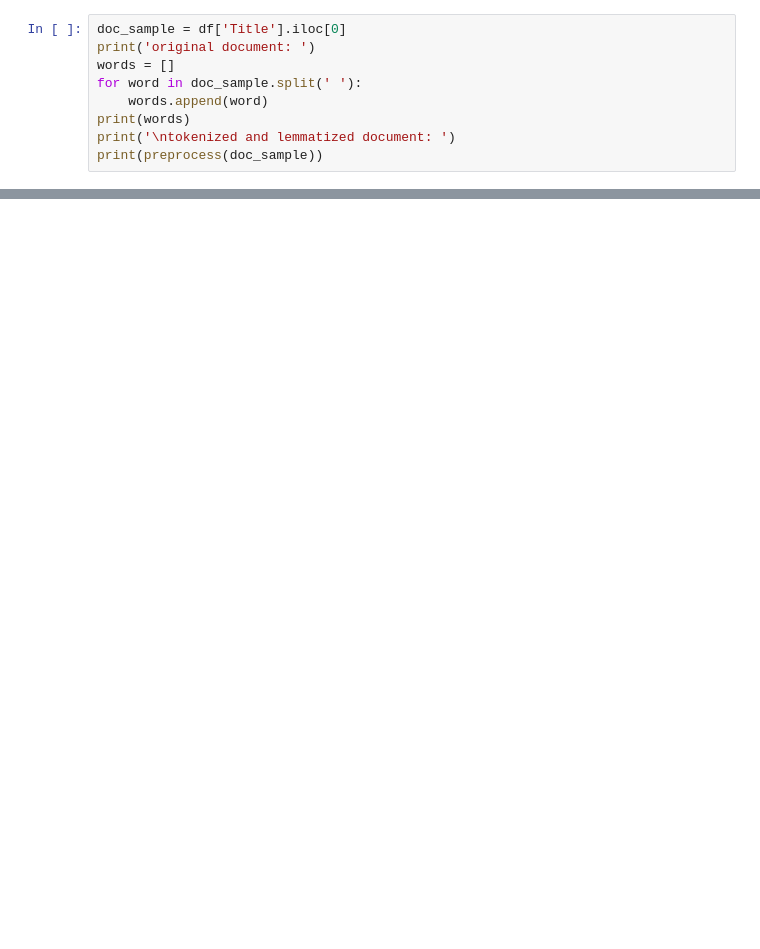
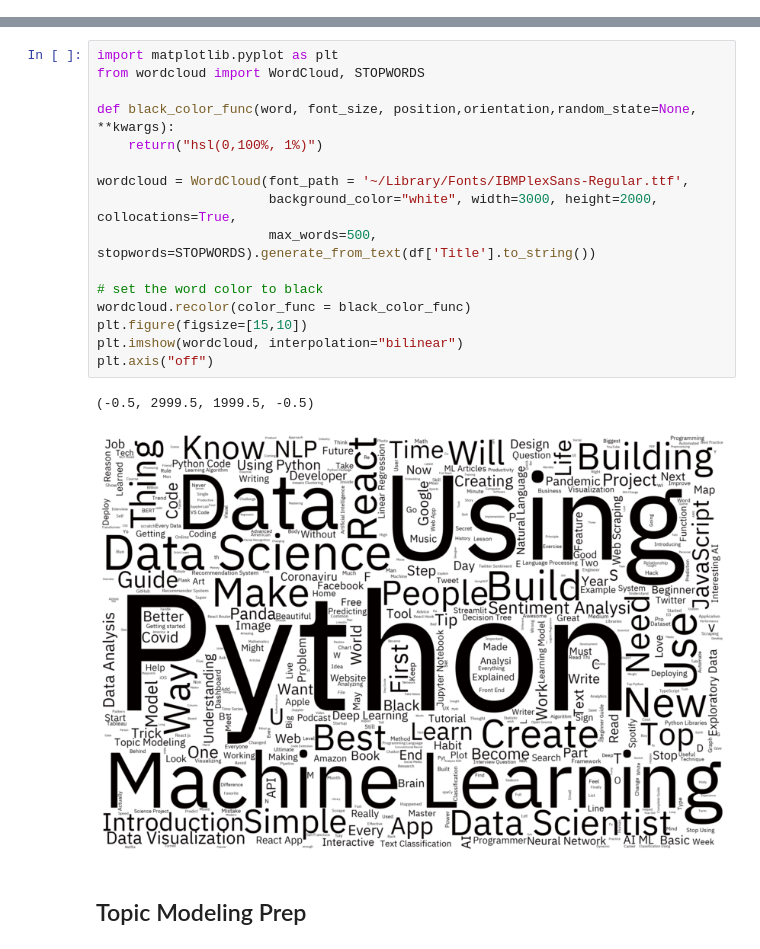
Before and after one commit to sejaldua/digesting-the-digest, a Jupyter notebook: medium-digest-scraper.ipynb, the cells around one changed output, grey strips where cells are left out. Cells and saved outputs as stored; diff of their text form; blank space fills up the shorter version.

```diff
--- a/medium-digest-scraper.ipynb
+++ b/medium-digest-scraper.ipynb
@@ -153,9 +109,0 @@ def preprocess(text):
-# %%
-doc_sample = df['Title'].iloc[0]
-print('original document: ')
-words = []
-for word in doc_sample.split(' '):
-    words.append(word)
-print(words)
-print('\ntokenized and lemmatized document: ')
-print(preprocess(doc_sample))
@@ -167,0 +126,21 @@ tokenized and lemmatized document:
+# %%
+import matplotlib.pyplot as plt
+from wordcloud import WordCloud, STOPWORDS
+
+def black_color_func(word, font_size, position,orientation,random_state=None, **kwargs):
+    return("hsl(0,100%, 1%)")
+
+wordcloud = WordCloud(font_path = '~/Library/Fonts/IBMPlexSans-Regular.ttf',
+                      background_color="white", width=3000, height=2000, collocations=True,
+                      max_words=500, stopwords=STOPWORDS).generate_from_text(df['Title'].to_string())
+
+# set the word color to black
+wordcloud.recolor(color_func = black_color_func)
+plt.figure(figsize=[15,10])
+plt.imshow(wordcloud, interpolation="bilinear")
+plt.axis("off")
+# %% [output]
+(-0.5, 2999.5, 1999.5, -0.5)
+[figure, added]
+# %% [markdown]
+## Topic Modeling Prep
```
Also changed, not shown: parts of 64 cells of this notebook, 12 other files.
